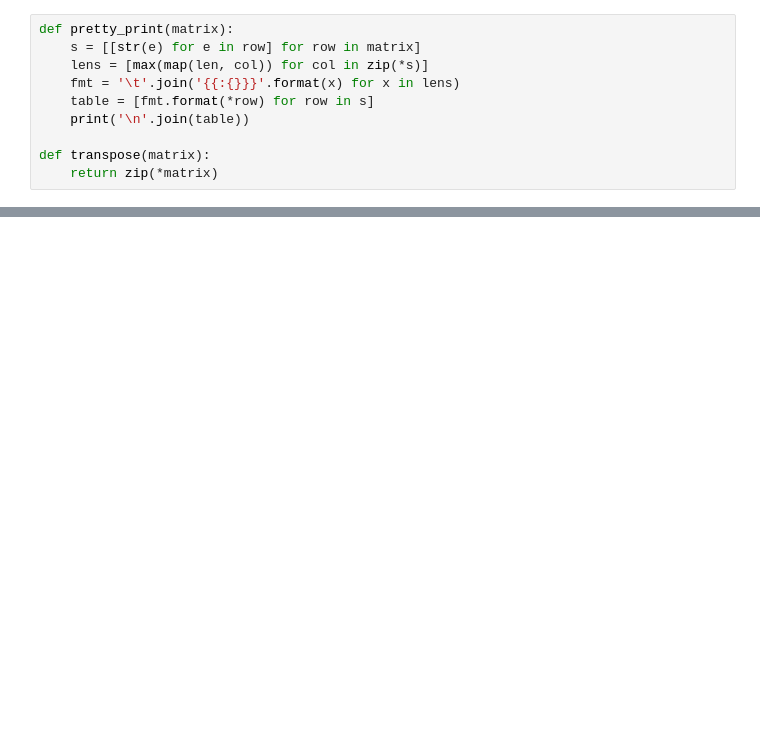
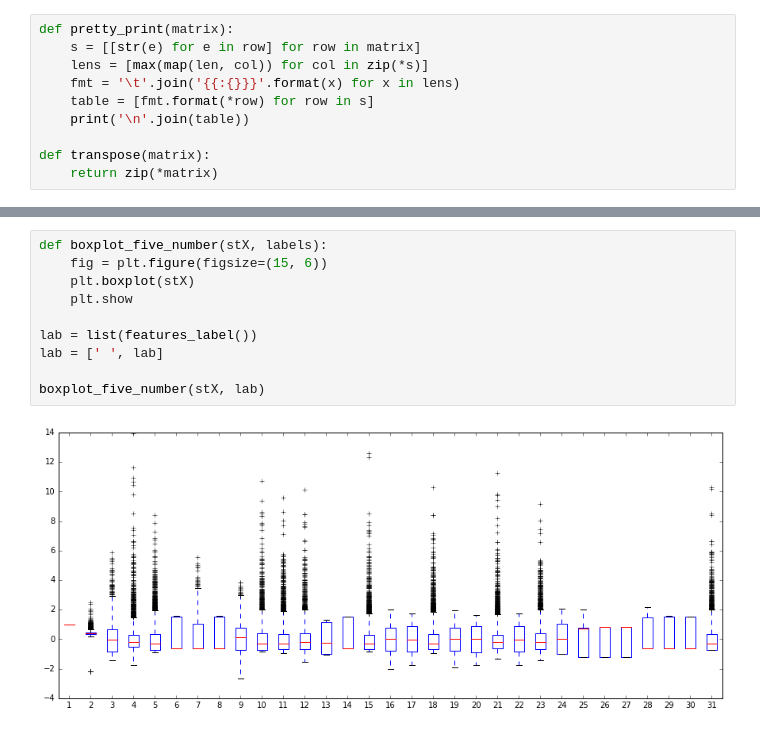
Before and after one commit to jmuth/PCML_project1, a Jupyter notebook: Exploration_data_analysis.ipynb, the cells around one changed output, grey strips where cells are left out. Saved outputs shown, nothing was run; the diff lists cells and outputs as text; blank space fills up the shorter version.

Commit message:
boxplot of features

```diff
--- a/Exploration_data_analysis.ipynb
+++ b/Exploration_data_analysis.ipynb
@@ -133,0 +113,12 @@ print(labels)
+# %%
+def boxplot_five_number(stX, labels):
+    fig = plt.figure(figsize=(15, 6))
+    plt.boxplot(stX)
+    plt.show
+
+lab = list(features_label())
+lab = [' ', lab]
+
+boxplot_five_number(stX, lab)
+# %% [output]
+[figure, added]
```
Also changed, not shown: parts of 7 cells of this notebook.
